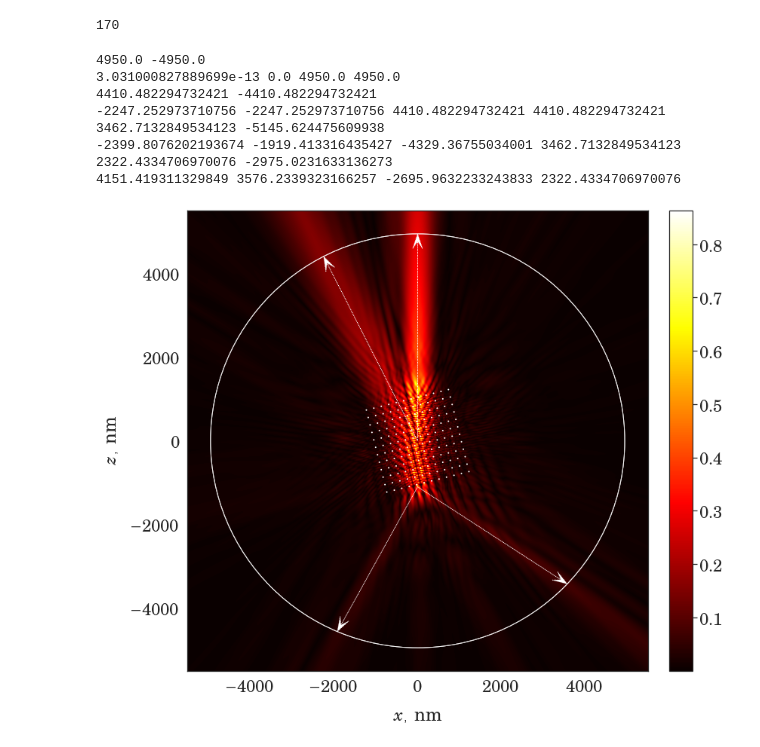
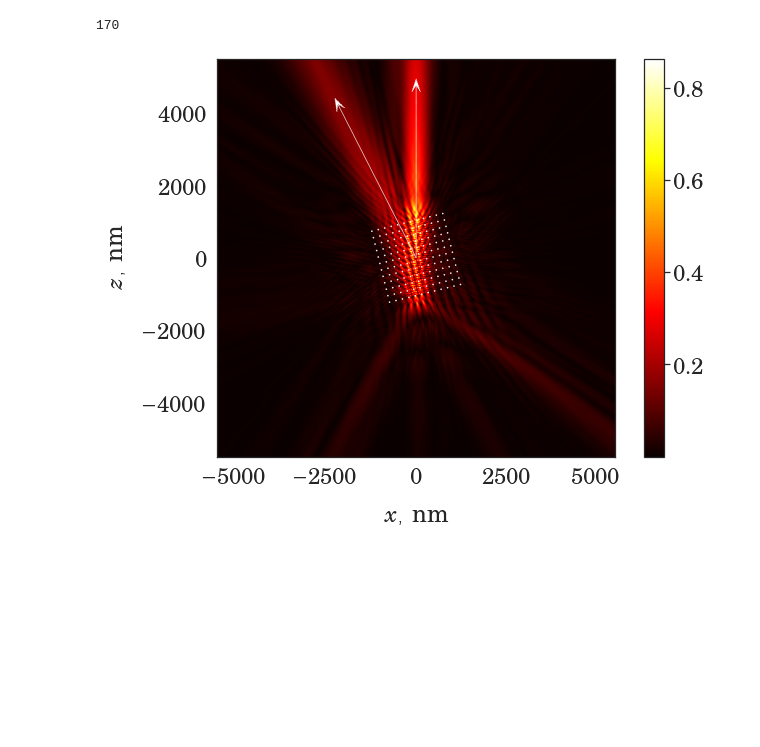
Before and after one commit to Misery7100-Magistracy/Angular-dispersion-boost, a Jupyter notebook: python/base_model.ipynb, the cells around one changed output. Cells and saved outputs as stored; diff of their text form; code cells hidden in the pictures; blank space fills up the shorter version.

```diff
--- a/python/base_model.ipynb
+++ b/python/base_model.ipynb
@@ -28,22 +28,14 @@ angle % 360
 # %%
 me = MSTM(matfiles['TE'][14.0])
 f, a = me.plot_field(
 
-        figsize=(12, 12),
-        angles=[(0, 0), (27, 0.0), (151, -0.2), (-123, -0.2)],
+        figsize=(8, 8),
+        angles=[(0, 0), (27, 0.0)],# (151, -0.2), (-123, -0.2)],
         font_scale=2.2,
         reduce=0.9,
         trim=0,
         target={'alpha' : 1, 'color' : 'white'}
 
     )
 # %% [output]
-4950.0 -4950.0
-3.031000827889699e-13 0.0 4950.0 4950.0
-4410.482294732421 -4410.482294732421
--2247.252973710756 -2247.252973710756 4410.482294732421 4410.482294732421
-3462.7132849534123 -5145.624475609938
--2399.8076202193674 -1919.413316435427 -4329.36755034001 3462.7132849534123
-2322.4334706970076 -2975.0231633136273
-4151.419311329849 3576.2339323166257 -2695.9632233243833 2322.4334706970076
-[figure, old version]
+[figure, new version]
```
Also changed, not shown: 1 other file.
